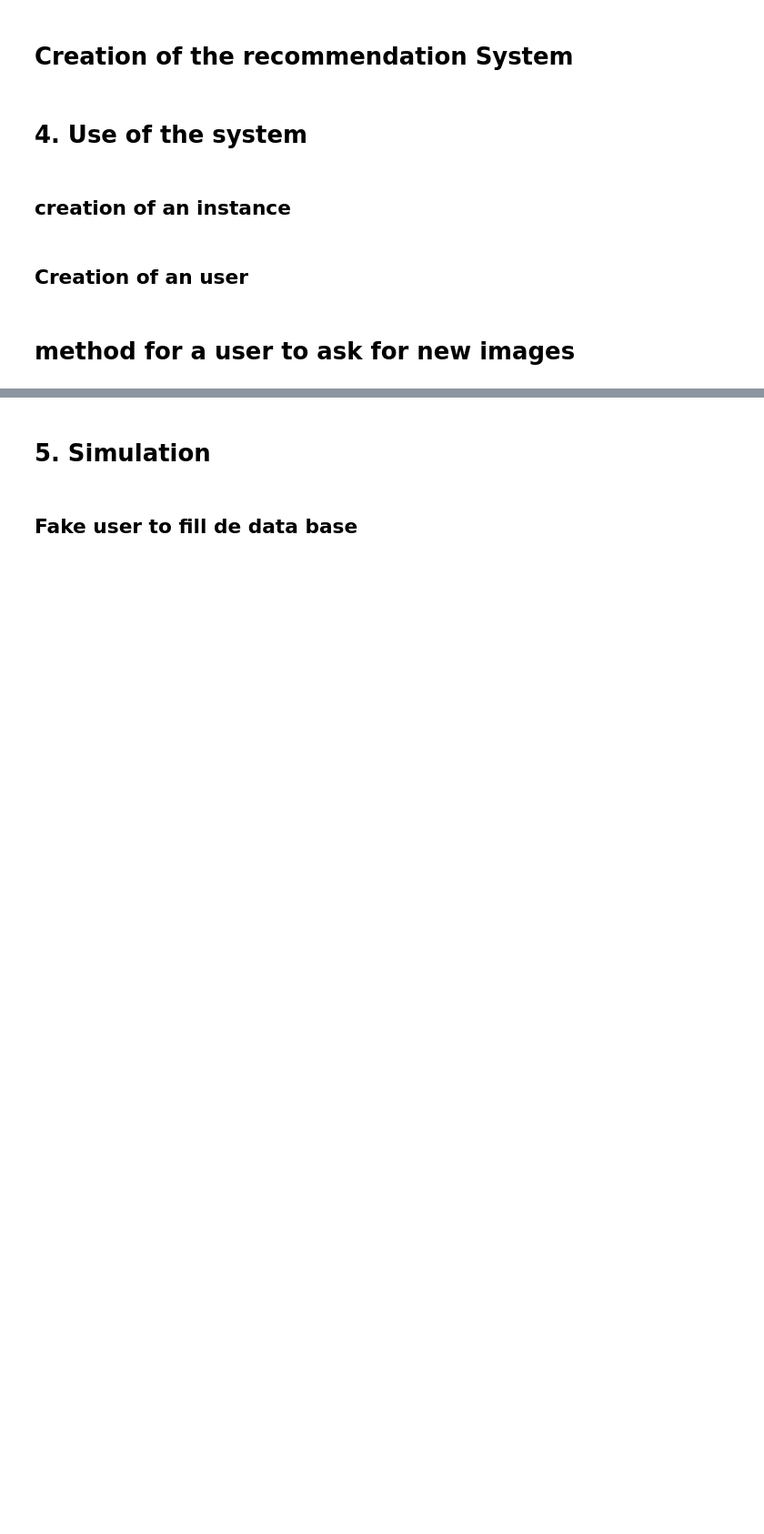
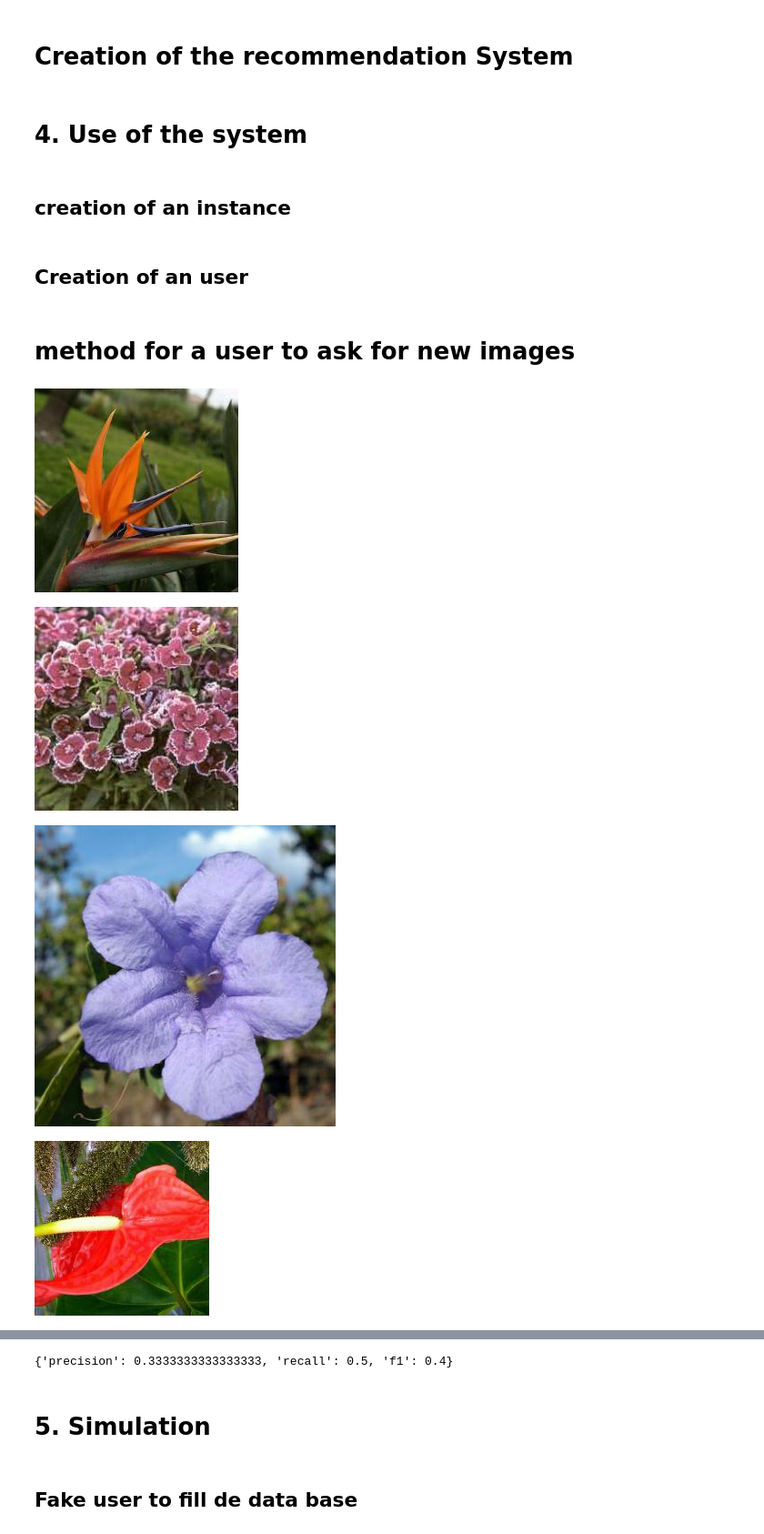
Before and after one commit to faresZzz/DataMininig_fowers, a Jupyter notebook: projetDatamining.ipynb, the cells around one changed output, grey strips where cells are left out. Shown: that part at 91% size. Drawn from its saved outputs; the diff is of its cells as text; code cells hidden in the pictures; blank space fills up the shorter version.

Commit message:
adding metrics

```diff
--- a/projetDatamining.ipynb
+++ b/projetDatamining.ipynb
@@ -170,6 +186,7 @@ class user:
         self.__likedImages = pd.DataFrame()
         self.__unlikedImages = pd.DataFrame()
         self.__decisionTree = tree.DecisionTreeClassifier()
+        self.__precisionModel = {"precision": 0, "recall": 0, "f1" : 0}
 
     def setAge(self):
         ok = False
@@ -217,10 +234,10 @@ class user:
         return self.__preferredColor
 
     def getLikedImages(self):
-        return self.__likedImages.drop(["like"], axis=1)
+        return self.__likedImages.drop(["like"], axis=1).copy()
 
     def getUnlikedImages(self):
-        return self.__unlikedImages.drop(["like"], axis=1)
+        return self.__unlikedImages.drop(["like"], axis=1).copy()
 
 
 
@@ -250,6 +267,14 @@ class user:
     def predictLikedImages(self, images):
         # make a prediction on like or not of the images presented
         return self.__decisionTree.predict(images)
+
+    def setEvaluateModel(self, precision, recall, f1score):
+        self.__precisionModel["precision"] = precision
+        self.__precisionModel["recall"] = recall
+        self.__precisionModel["f1"] = f1score
+
+    def getMetrics(self):
+        return self.__precisionModel
 # %% [markdown]
 # Creation of the recommendation System
 # %%
@@ -355,7 +380,7 @@ class recommendationSystem:
         return newUser
 
 
-    def getImages(self, imageslist, client:user) -> None:
+    def getImages(self, imageslist, client:user, prediction = []) -> None:
 
         rootDirectory = "./flowers"
         result = []
@@ -390,6 +415,10 @@ class recommendationSystem:
         client.addImagesHistory(imageslist, result)
         # train the Decision tree
         client.trainDecisionTree()
+
+        if len(prediction) > 0:
+            precision, recall, f1 = self.evaluate(result, prediction)
+            client.setEvaluateModel(precision=precision, recall=recall, f1score=f1)
 
 
     def askFirstImages(self, client:user):
@@ -464,7 +493,27 @@ class recommendationSystem:
             imagesPredictedLike = imagesPredictedLike.sample(10)
 
         # calling the display function to get user preferences
-        self.getImages(imageslist=imagesPredictedLike, client=client)
+        self.getImages(imageslist=imagesPredictedLike, client=client, prediction=self.decodeResults(predictedset))
+
+
+    def evaluate(self, result, prediction):
+
+        tp = 0
+        fp = 0
+        fn = 0
+        for res, pred in zip (result, prediction):
+            if res == "y" and pred == "y": # true positive
+                tp+=1
+            elif res == "y" and pred == "n": # false negative
+                fn +=1
+            elif res == "n" and pred == "y": # false positive
+                fp += 1
+
+        precision = tp / (tp + fp)
+        recall = tp / (tp + fn)
+        f1 = 2 * (precision * recall) / (precision + recall)
+
+        return precision, recall, f1
 
 
 
@@ -479,8 +528,13 @@ flowers = recommendationSystem(Images=datasetImages.copy())
 # %% [markdown]
 ## Creation of an user
 # %%
-newuser = flowers.createUser(age=20, sex="M", preferredColor="red")
+newuser = flowers.createUser()
 # %% [markdown]
 # method for a user to ask for new images
 # %%
-flowers.askNewImages(newuser)
+flowers.askNewImages(newuser, numberOfImagesMax=10)
+# %% [output]
+[figure, added]
+[figure, added]
+[figure, added]
+[figure, added]
@@ -487,3 +542,7 @@ flowers.askNewImages(newuser)
+# %%
+newuser.getMetrics()
+# %% [output]
+{'precision': 0.3333333333333333, 'recall': 0.5, 'f1': 0.4}
 # %% [markdown]
 # 5. Simulation
 # %% [markdown]
```
Also changed, not shown: parts of 20 cells of this notebook, 1 other file.
